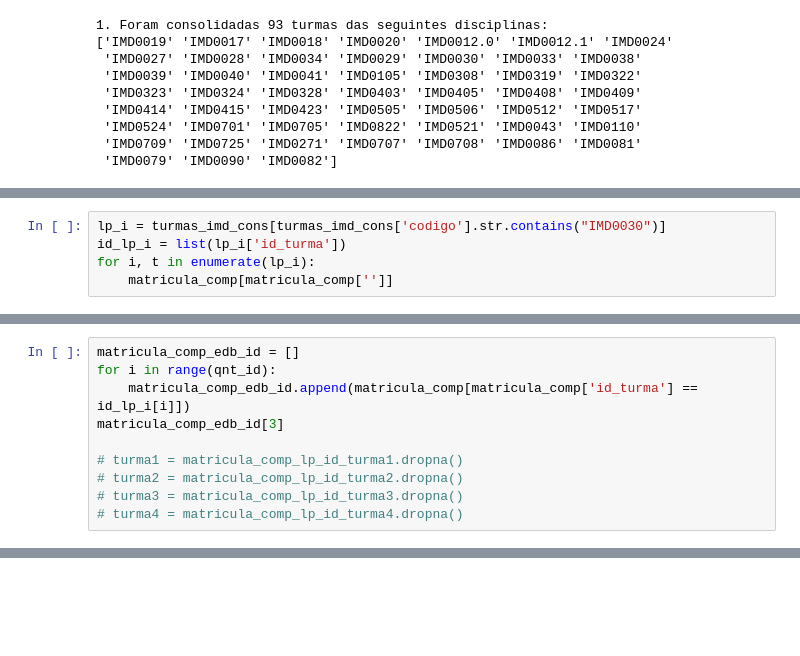
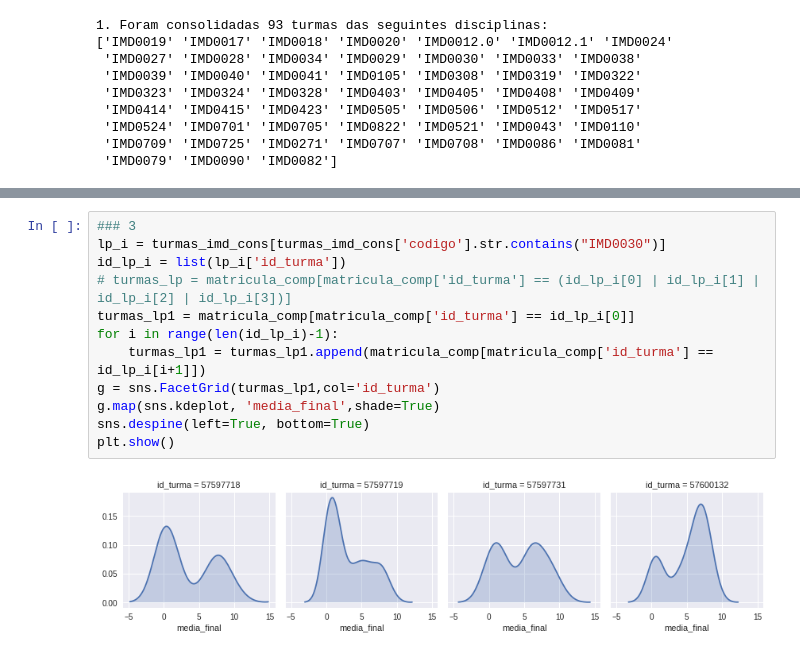
Before and after one commit to ailsonfds/IMD0033_Probabilidade, a Jupyter notebook: Atividades/Unidade 02/Avaliacao_Unidade_02.ipynb, the cells around one changed output, grey strips where cells are left out. Drawn from its saved outputs; the diff is of its cells as text; blank space fills up the shorter version.

```diff
--- a/Atividades/Unidade 02/Avaliacao_Unidade_02.ipynb
+++ b/Atividades/Unidade 02/Avaliacao_Unidade_02.ipynb
@@ -106,5 +104,0 @@ notas se dá de forma 'centralizada' com relação a média
-# %%
-lp_i = turmas_imd_cons[turmas_imd_cons['codigo'].str.contains("IMD0030")]
-id_lp_i = list(lp_i['id_turma'])
-for i, t in enumerate(lp_i):
-    matricula_comp[matricula_comp['']]
@@ -147,10 +104,0 @@ qnt_id
-# %%
-matricula_comp_edb_id = []
-for i in range(qnt_id):
-    matricula_comp_edb_id.append(matricula_comp[matricula_comp['id_turma'] == id_lp_i[i]])
-matricula_comp_edb_id[3]
-
-# turma1 = matricula_comp_lp_id_turma1.dropna()
-# turma2 = matricula_comp_lp_id_turma2.dropna()
-# turma3 = matricula_comp_lp_id_turma3.dropna()
-# turma4 = matricula_comp_lp_id_turma4.dropna()
@@ -175,0 +105,14 @@ matricula_comp_edb_id[3]
+# %%
+### 3
+lp_i = turmas_imd_cons[turmas_imd_cons['codigo'].str.contains("IMD0030")]
+id_lp_i = list(lp_i['id_turma'])
+# turmas_lp = matricula_comp[matricula_comp['id_turma'] == (id_lp_i[0] | id_lp_i[1] | id_lp_i[2] | id_lp_i[3])]
+turmas_lp1 = matricula_comp[matricula_comp['id_turma'] == id_lp_i[0]]
+for i in range(len(id_lp_i)-1):
+    turmas_lp1 = turmas_lp1.append(matricula_comp[matricula_comp['id_turma'] == id_lp_i[i+1]])
+g = sns.FacetGrid(turmas_lp1,col='id_turma')
+g.map(sns.kdeplot, 'media_final',shade=True)
+sns.despine(left=True, bottom=True)
+plt.show()
+# %% [output]
+[figure, added]
```
Also changed, not shown: parts of 10 cells of this notebook.
